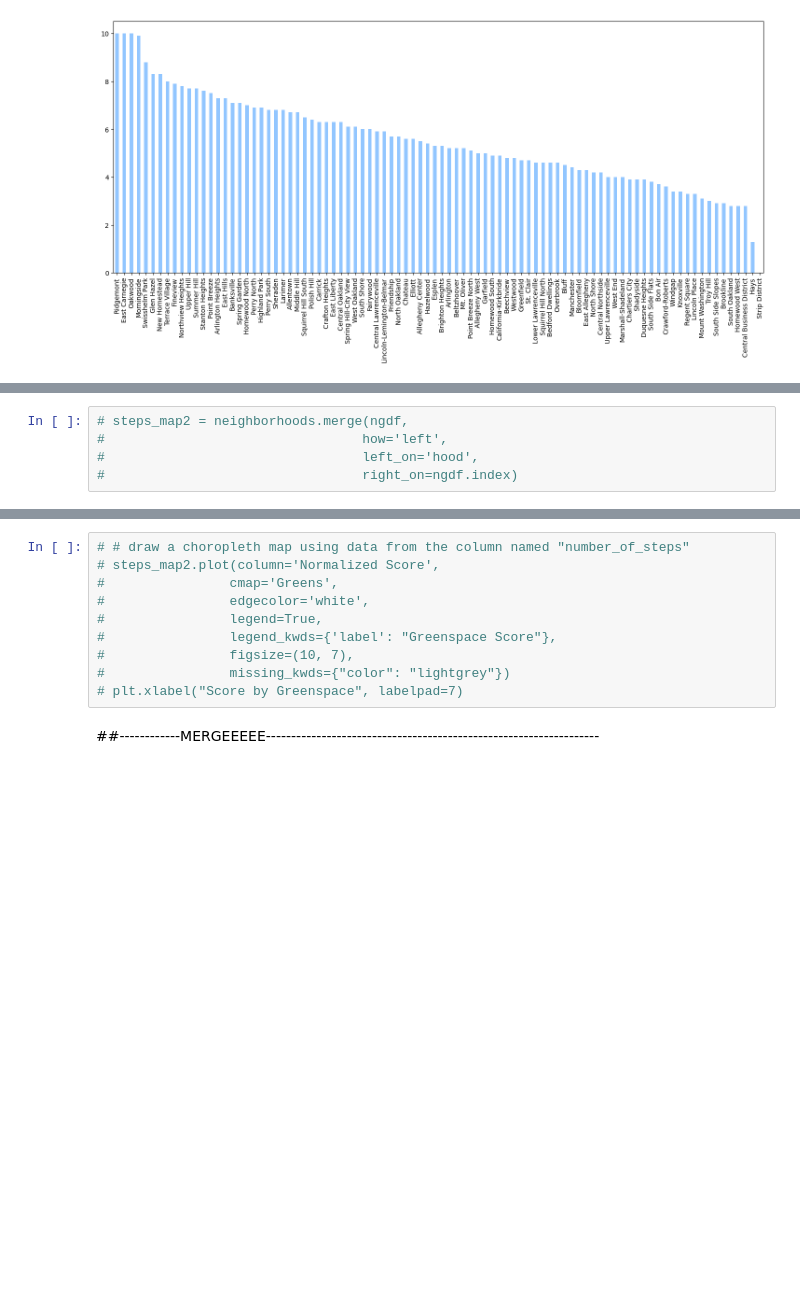
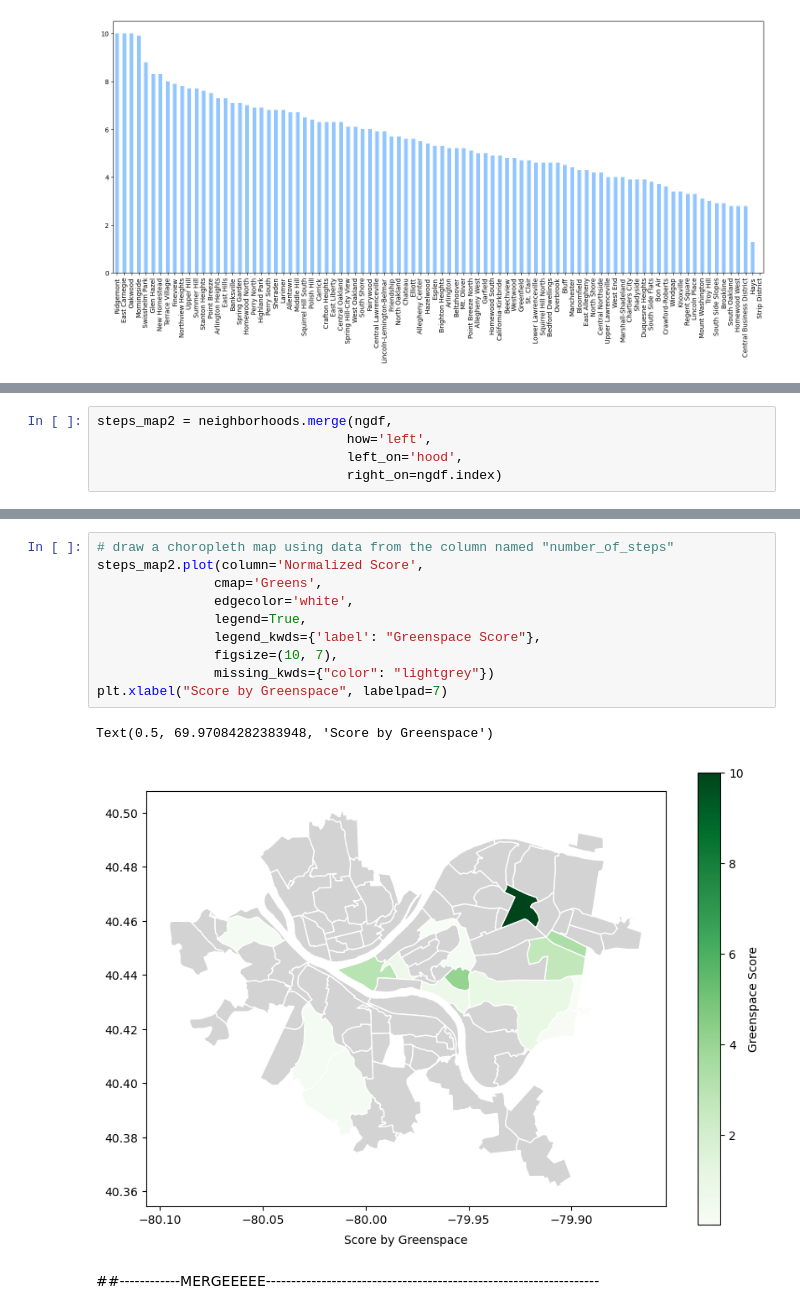
Before and after one commit to XianyuZhao04/CMPINF-0010-FinalProject, a Jupyter notebook: finalNotebook.ipynb, the cells around one changed output, grey strips where cells are left out. Drawn from its saved outputs; the diff is of its cells as text; blank space fills up the shorter version.

```diff
--- a/finalNotebook.ipynb
+++ b/finalNotebook.ipynb
@@ -312,6 +311,6 @@ fire_incidents_neighborhood['Final Score'].plot(kind='bar')
 # %%
-# steps_map2 = neighborhoods.merge(ngdf,
-#                                 how='left',
-#                                 left_on='hood',
-#                                 right_on=ngdf.index)
+steps_map2 = neighborhoods.merge(ngdf,
+                                how='left',
+                                left_on='hood',
+                                right_on=ngdf.index)
 # %%
@@ -347,13 +355,16 @@ fire_incidents_neighborhood['Final Score'].plot(kind='bar')
 # %%
-# # draw a choropleth map using data from the column named "number_of_steps"
-# steps_map2.plot(column='Normalized Score',
-#                cmap='Greens',
-#                edgecolor='white',
-#                legend=True,
-#                legend_kwds={'label': "Greenspace Score"},
-#                figsize=(10, 7),
-#                missing_kwds={"color": "lightgrey"})
-# plt.xlabel("Score by Greenspace", labelpad=7)
+# draw a choropleth map using data from the column named "number_of_steps"
+steps_map2.plot(column='Normalized Score',
+               cmap='Greens',
+               edgecolor='white',
+               legend=True,
+               legend_kwds={'label': "Greenspace Score"},
+               figsize=(10, 7),
+               missing_kwds={"color": "lightgrey"})
+plt.xlabel("Score by Greenspace", labelpad=7)
+# %% [output]
+Text(0.5, 69.97084282383948, 'Score by Greenspace')
+[figure, added]
 # %% [markdown]
 ##------------MERGEEEEE------------------------------------------------------------------
 # %%
```
Also changed, not shown: parts of 21 cells of this notebook.
